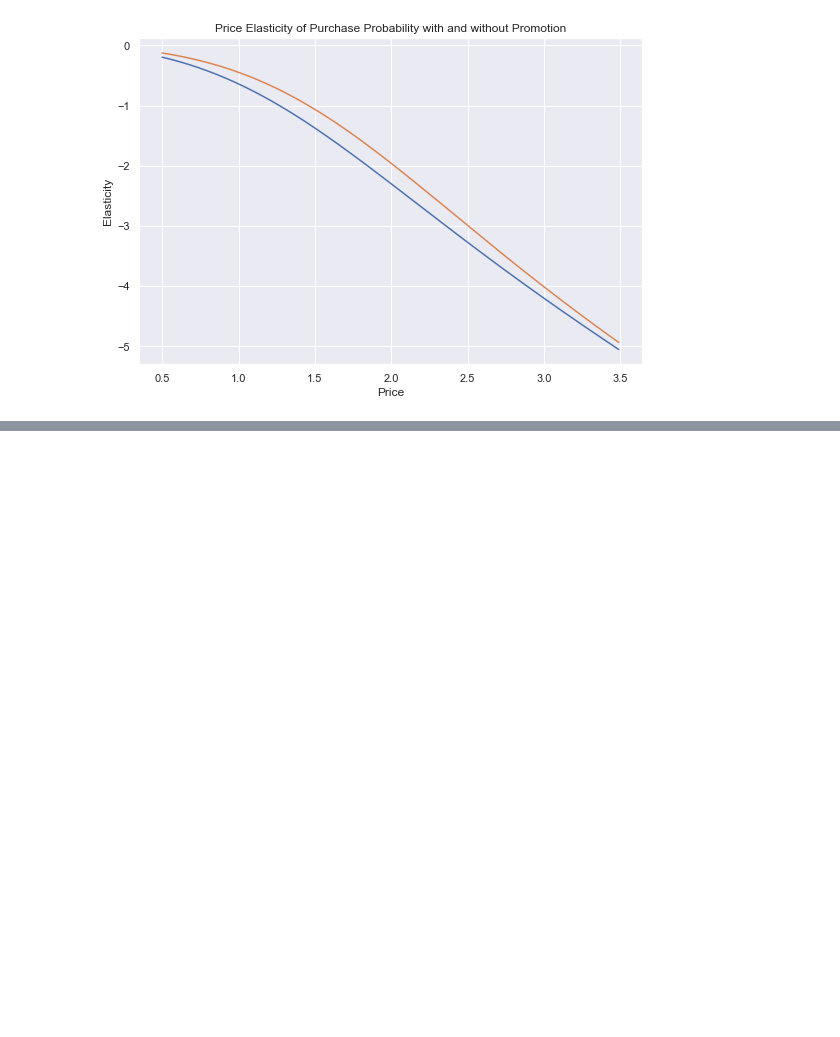
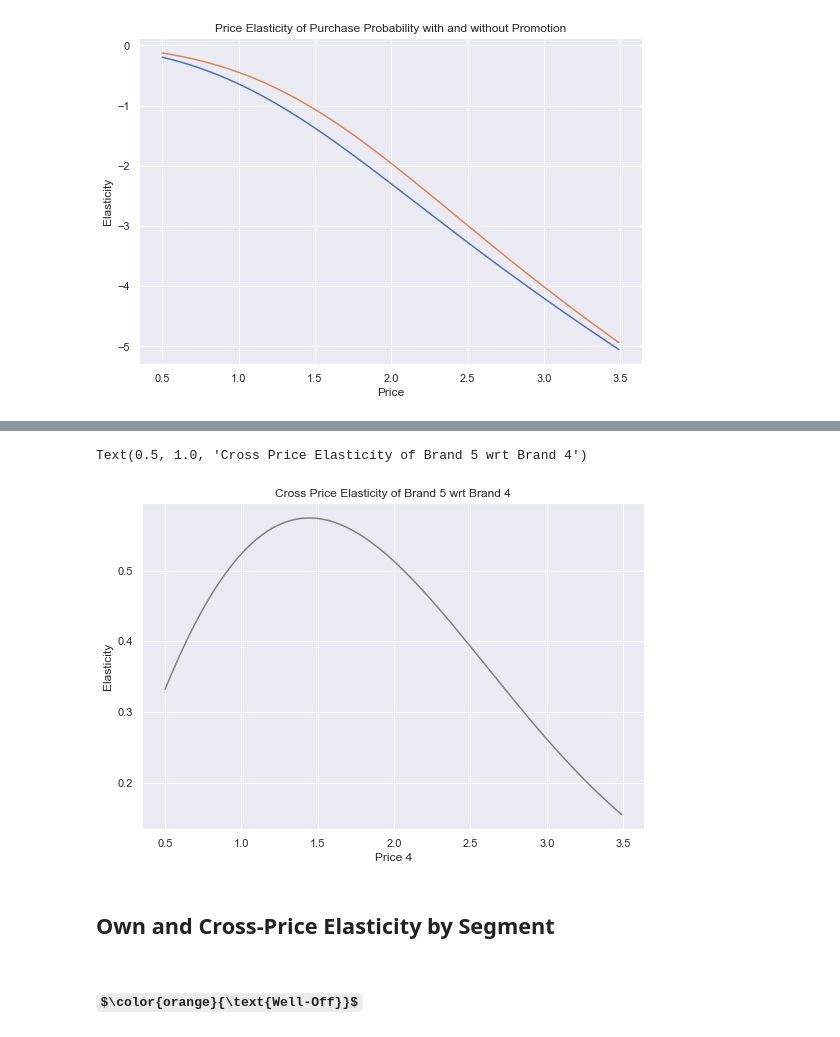
Before and after one commit to SimonSlominski/Data_Science, a Jupyter notebook: 01_Customer_Analytics/Predictive_customer_analytics.ipynb, the cells around one changed output, grey strips where cells are left out. Cells and saved outputs as stored; diff of their text form; code cells hidden in the pictures; some formulas as TeX source; blank space fills up the shorter version.

```diff
--- a/01_Customer_Analytics/Predictive_customer_analytics.ipynb
+++ b/01_Customer_Analytics/Predictive_customer_analytics.ipynb
@@ -468,0 +640,12 @@ Text(0.5, 1.0, 'Price Elasticity of Purchase Probability with and without Promot
+# %%
+# Examine the effect of the changes in price of a competitor brand.
+# The brand which comes closest to own brand is brand 4.
+# Therefore, it's needed to examine changes in the price of this brand.
+# Keep in mind, we could examine the cross price elasticities for any of the remaining brands,
+# we just need to update this data frame accordingly to contain the respective brand.
+df_brand5_cross_brand4 = pd.DataFrame(index = np.arange(price_range.size))
+df_brand5_cross_brand4['Price_1'] = brand_choice['Price_1'].mean()
+df_brand5_cross_brand4['Price_2'] = brand_choice['Price_2'].mean()
+df_brand5_cross_brand4['Price_3'] = brand_choice['Price_3'].mean()
+df_brand5_cross_brand4['Price_4'] = price_range
+df_brand5_cross_brand4['Price_5'] = brand_choice['Price_5'].mean()
@@ -468,0 +661,6 @@ Text(0.5, 1.0, 'Price Elasticity of Purchase Probability with and without Promot
+# %%
+predict_brand5_cross_brand4 = model_brand_choice.predict_proba(df_brand5_cross_brand4)
+# %%
+# The probability of choosing the competitor brand is, to select the purchase probability for brand 4,
+# contained in the 4th column with index 3.
+pr_brand_4 = predict_brand5_cross_brand4[:][:, 3]
@@ -468,0 +671,5 @@ Text(0.5, 1.0, 'Price Elasticity of Purchase Probability with and without Promot
+# %%
+# In order to calculate the cross brand price elasticity.
+# The elasticity is equal to negative the price coefficient of the own brand multiplied by the price of the cross brand,
+# further multiplied by the probability for choosing the cross brand.
+brand5_cross_brand4_price_elasticity = -beta5 * price_range * pr_brand_4
@@ -468,0 +698,18 @@ Text(0.5, 1.0, 'Price Elasticity of Purchase Probability with and without Promot
+# %%
+# Examine the cross price elasticity of purchase probability for brand 5 with respect to brand 4.
+# They are positive. As the price of the competitor brand increases,
+# so does the probability for purchasing own brand.
+# Even though the elasticity starts to decrease from the 1.45 mark, it is still positive,
+# signalling that the increase in purchase probability for the own brand happens more slowly.
+plt.figure(figsize = (9, 6))
+plt.plot(price_range, brand5_cross_brand4_price_elasticity, color = 'grey')
+plt.xlabel('Price 4')
+plt.ylabel('Elasticity')
+plt.title('Cross Price Elasticity of Brand 5 wrt Brand 4')
+# %% [output]
+Text(0.5, 1.0, 'Cross Price Elasticity of Brand 5 wrt Brand 4')
+[figure, added]
+# %% [markdown]
+## Own and Cross-Price Elasticity by Segment
+# %% [markdown]
+### $\color{orange}{\text{Well-Off}}$
```
Also changed, not shown: parts of 52 cells of this notebook.
